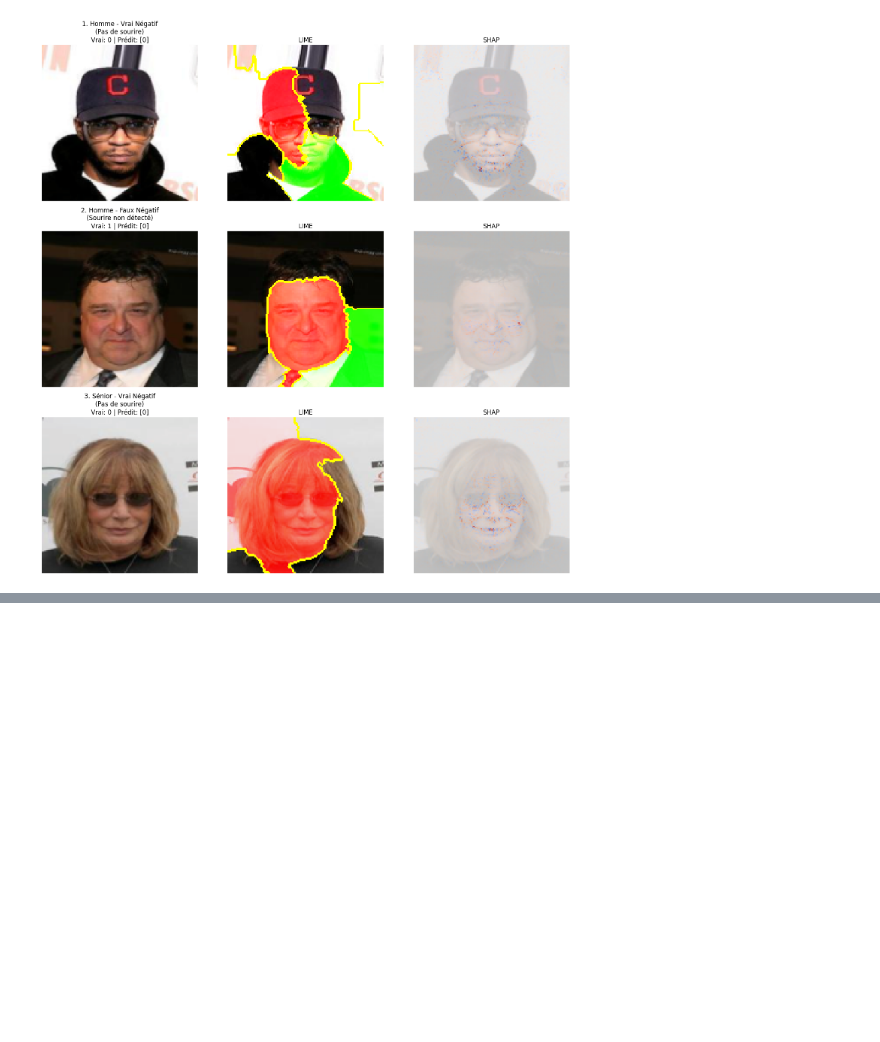
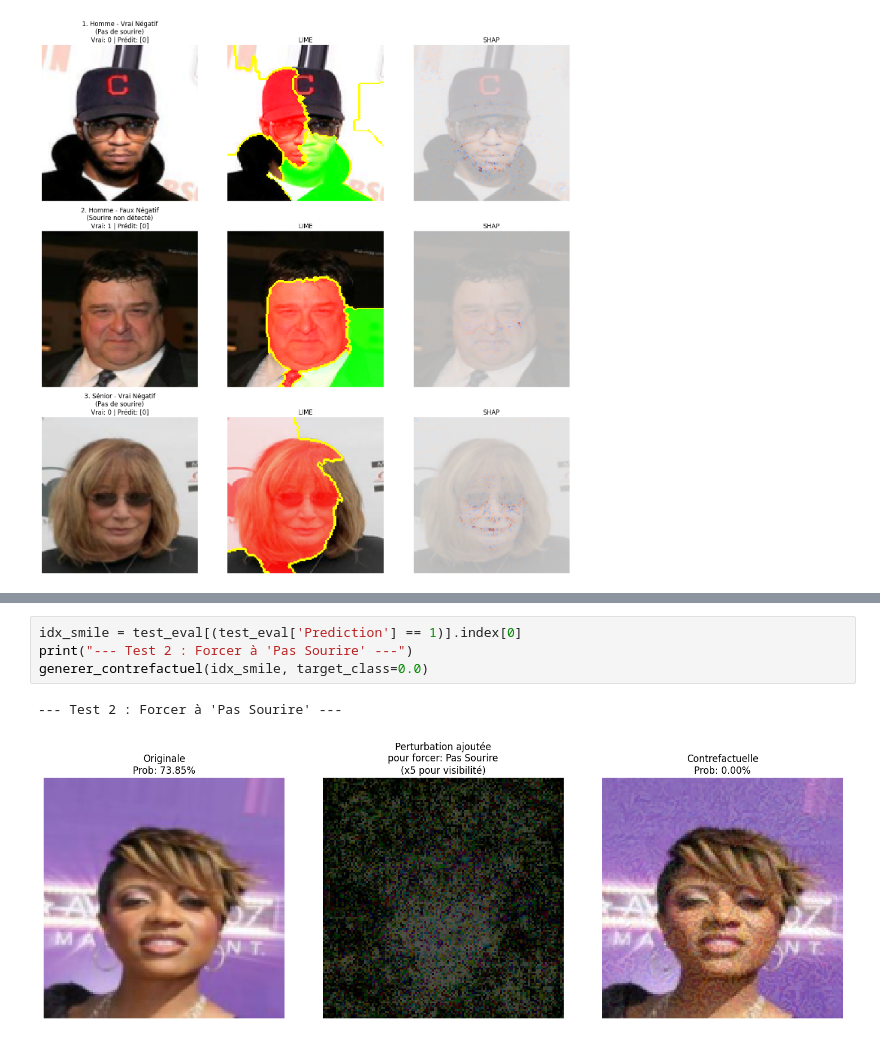
Before and after one commit to daphnemaschas/REXIA, a Jupyter notebook: notebooks/02_analyse_des_données_images.ipynb, the cells around one changed output, grey strips where cells are left out. Saved outputs shown, nothing was run; the diff lists cells and outputs as text; blank space fills up the shorter version.

```diff
--- a/notebooks/02_analyse_des_données_images.ipynb
+++ b/notebooks/02_analyse_des_données_images.ipynb
@@ -807,0 +893,7 @@ plt.show()
+# %%
+idx_smile = test_eval[(test_eval['Prediction'] == 1)].index[0]
+print("--- Test 2 : Forcer à 'Pas Sourire' ---")
+generer_contrefactuel(idx_smile, target_class=0.0)
+# %% [output]
+--- Test 2 : Forcer à 'Pas Sourire' ---
+[figure, added]
```
Also changed, not shown: parts of 11 cells of this notebook.
